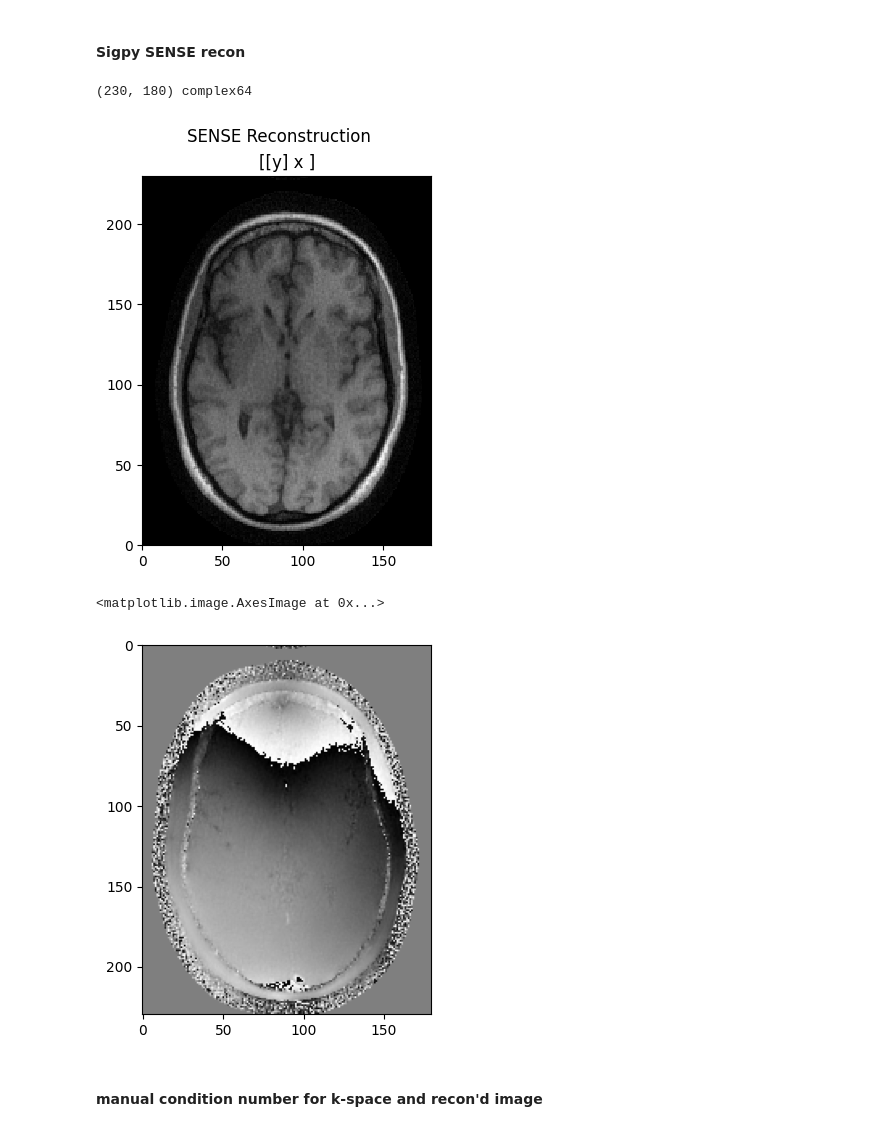
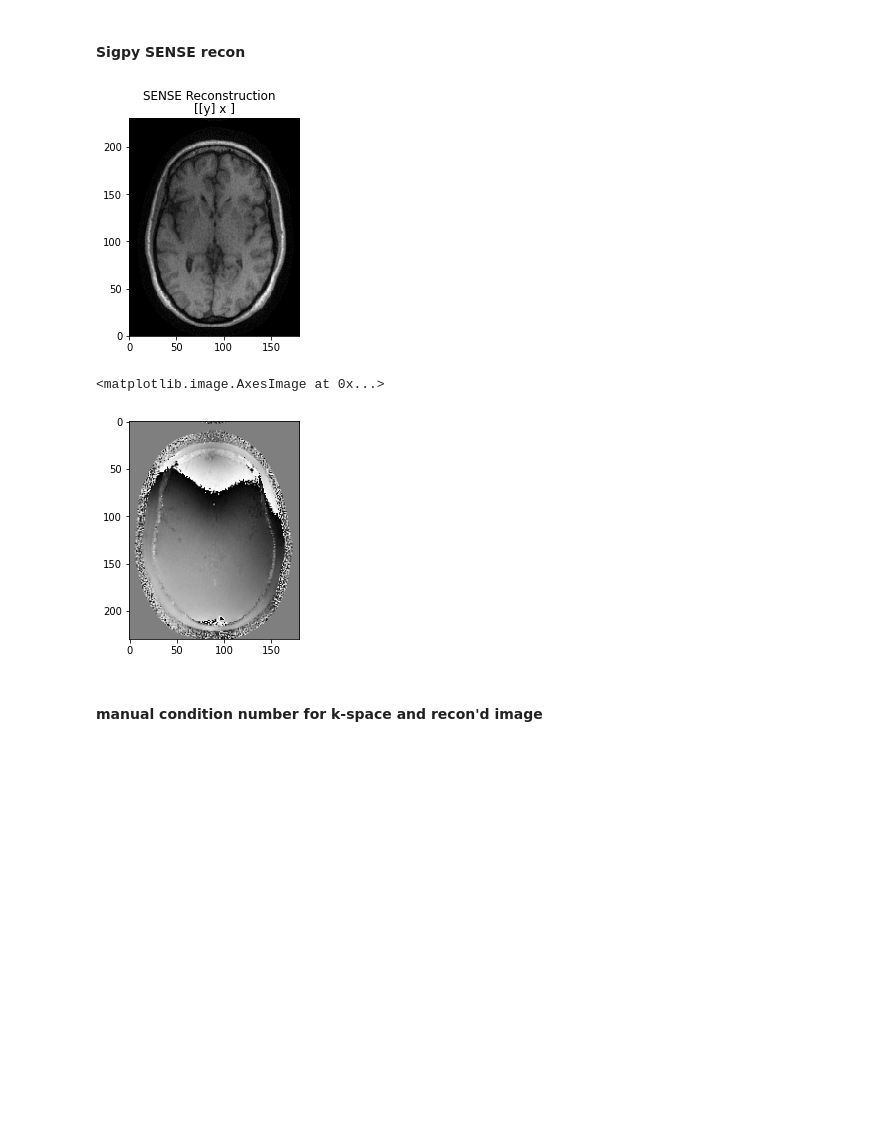
Before and after one commit to impulse462/ma221_proj, a Jupyter notebook: recon_test.ipynb, the cells around one changed output. Saved outputs shown, nothing was run; the diff lists cells and outputs as text; code cells hidden in the pictures; blank space fills up the shorter version.

```diff
--- a/recon_test.ipynb
+++ b/recon_test.ipynb
@@ -9,7 +14,8 @@ import matplotlib.pyplot as plt
 # %%
-ksp_path = "../sigpy-mri-tutorial/data/"
+ksp_path = '/home/batman/Documents/sigpy_tutorial/sigpy-mri-tutorial/data/' # undersampled
 ksp = np.load(ksp_path + 'cartesian_ksp.npy')
 print('kspace:', ksp.shape, ksp.dtype)
+pl.ImagePlot(ksp, mode='l', z=0, title='Log magnitude of k-space')
 
 
 
@@ -31,15 +38,14 @@ Sensitivity maps: (8, 230, 180) complex64
 # %%
 lamda = 0.01
 # 32 bit
-img_sense_32 = mr.app.SenseRecon(ksp, mps, lamda=1e-2, solver='ConjugateGradient', max_iter=10).run()
-print(img_sense_32.shape, img_sense_32.dtype)
-pl.ImagePlot(img_sense_32, title='SENSE Reconstruction')
-plt.imshow(np.flip(np.angle(img_sense_32)), cmap='gray')
+img_sense = mr.app.SenseRecon(ksp, mps, lamda=lamda, solver='ConjugateGradient', max_iter=10).run()
+
+pl.ImagePlot(img_sense, title='SENSE Reconstruction')
+plt.imshow(np.flip(np.angle(img_sense)), cmap='gray')
 # %% [output]
+[figure, new version]
-(230, 180) complex64
+<matplotlib.image.AxesImage at 0x...>
-[figure, old version]
-<matplotlib.image.AxesImage at 0x...>
-[figure, old version]
+[figure, new version]
 # %% [markdown]
 #### manual condition number for k-space and recon'd image
 # %%
```
Also changed, not shown: parts of 15 cells of this notebook.
